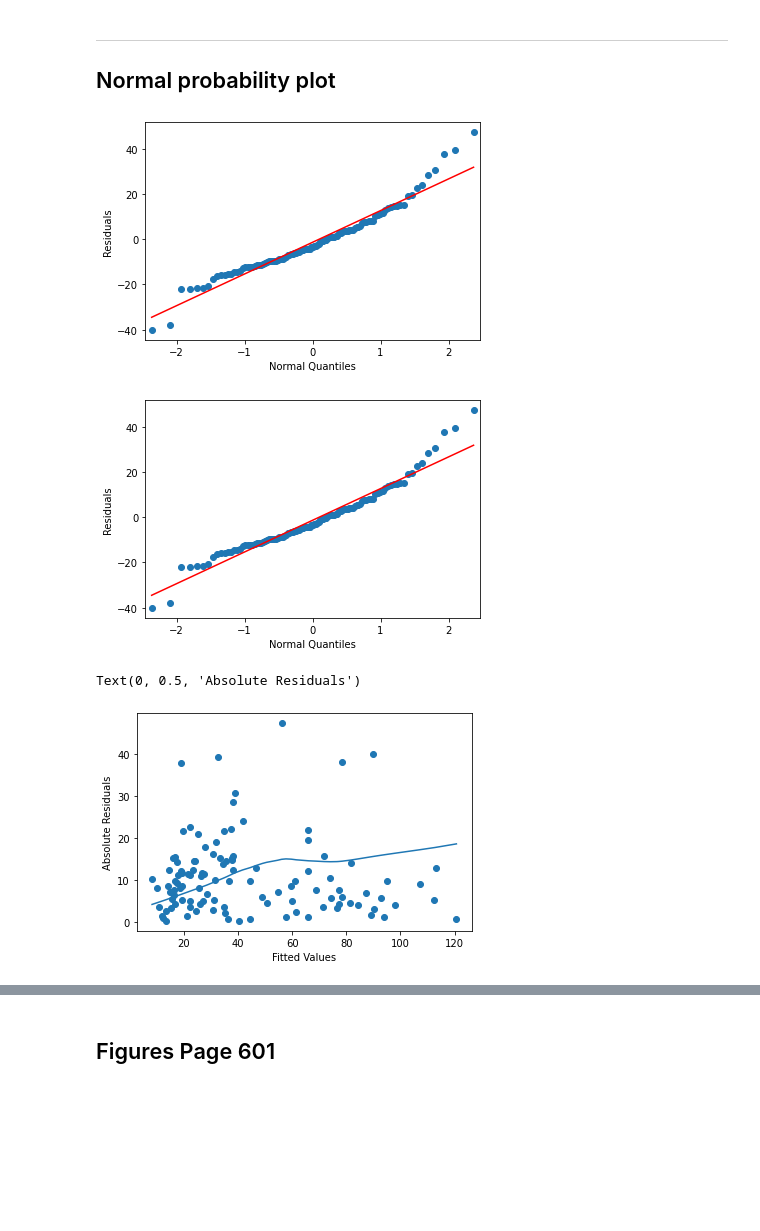
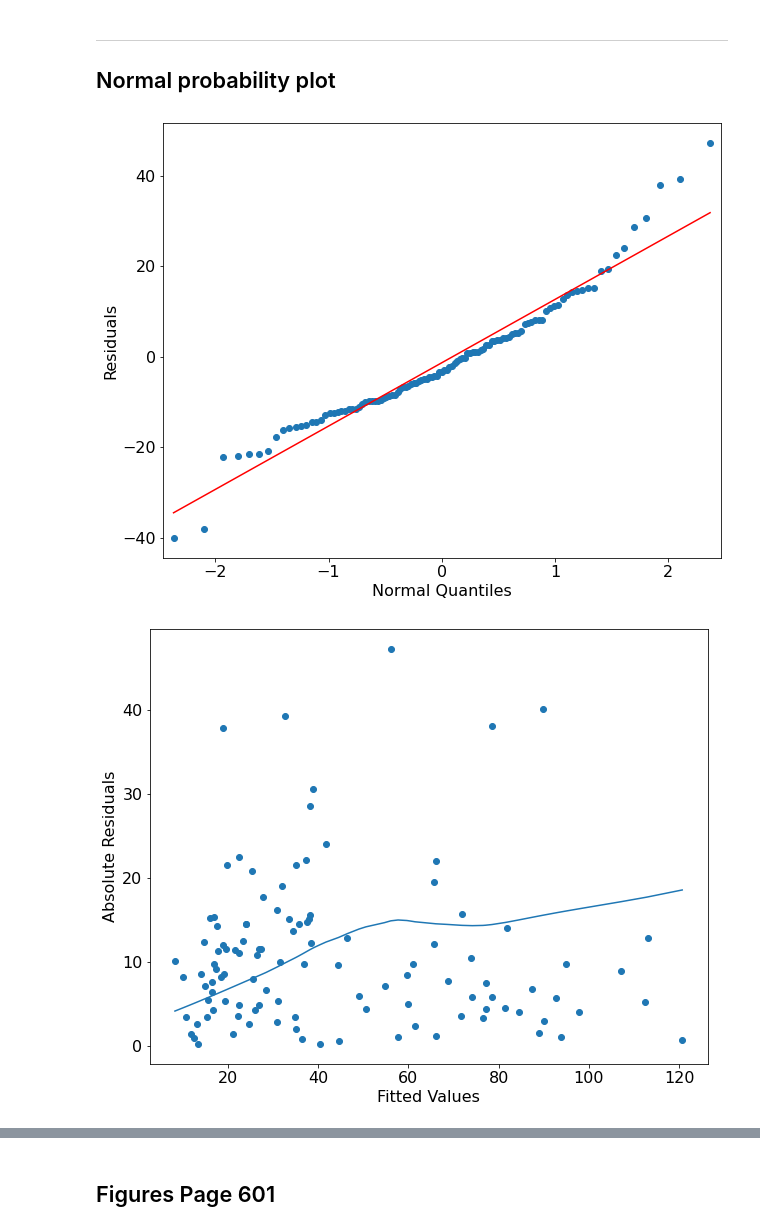
Before and after one commit to pablolp99/mn-tp3, a Jupyter notebook: notebooks/Other.ipynb, the cells around one changed output, grey strips where cells are left out. Drawn from its saved outputs; the diff is of its cells as text; code cells hidden in the pictures; blank space fills up the shorter version.

Commit message:
Experimentos e imagenes

```diff
--- a/notebooks/Other.ipynb
+++ b/notebooks/Other.ipynb
@@ -3,6 +3,7 @@ import sys
 import numpy as np
 import pandas as pd
 import matplotlib.pyplot as plt
+plt.rcParams.update({'font.size': 16})
 
 from sklearn.preprocessing import PolynomialFeatures
 
@@ -20,7 +21,7 @@ loess = Loess(X, y)
 
 f = 0.4
 
-y_hat = np.array([loess.estimate(x, window=int(len(X)*f), degree=1) for x in X])
+y_hat = np.array([loess.estimate(x, kernel="tricubic", window=int(len(X)*f), degree=1) for x in X])
 # %%
 fig = plt.figure(figsize=(12,8))
 plt.scatter(X[:, 1], y)
@@ -37,31 +38,37 @@ Text(0, 0.5, 'Ozone')
 # %%
 import seaborn as sns
 import statsmodels.graphics.gofplots as sm
 
 residuals = y - y_hat
 
-sm.ProbPlot(residuals).qqplot(line="s", xlabel="Normal Quantiles", ylabel="Residuals")
+import matplotlib as mpl
+
+with mpl.rc_context():
+    mpl.rc("figure", figsize=(10,8))
+
+    sm.ProbPlot(residuals).qqplot(line="s", xlabel="Normal Quantiles", ylabel="Residuals")
+    plt.savefig("img/qqplot_residuals.png")
 # %% [output]
-[figure, old version]
+[figure, new version]
-[figure, removed]
 # %%
 f = 2/3
 # %%
 loess = Loess(y_hat, np.abs(residuals))
 
-reg_residuals = np.array([loess.estimate(x, window=int(len(X)*f), degree=1) for x in y_hat.reshape((111,1))])
+reg_residuals = np.array([loess.estimate(x, kernel="tricubic", window=int(len(X)*f), degree=1) for x in y_hat.reshape((111,1))])
 
 reg_residuals = reg_residuals[np.argsort(y_hat)]
 
 y_hat = np.sort(y_hat)
 
+fig = plt.figure(figsize=(10,8))
 plt.scatter(y_hat, np.abs(residuals))
 plt.plot(y_hat, reg_residuals)
 plt.xlabel("Fitted Values")
 plt.ylabel("Absolute Residuals")
+plt.savefig("img/fitted_abs_res.png")
 # %% [output]
-Text(0, 0.5, 'Absolute Residuals')
-[figure, old version]
+[figure, new version]
 # %%
 def var_vs_residual(variable):
     data = df[variable].to_numpy()
```
Also changed, not shown: parts of 19 cells of this notebook, 12 other files.
